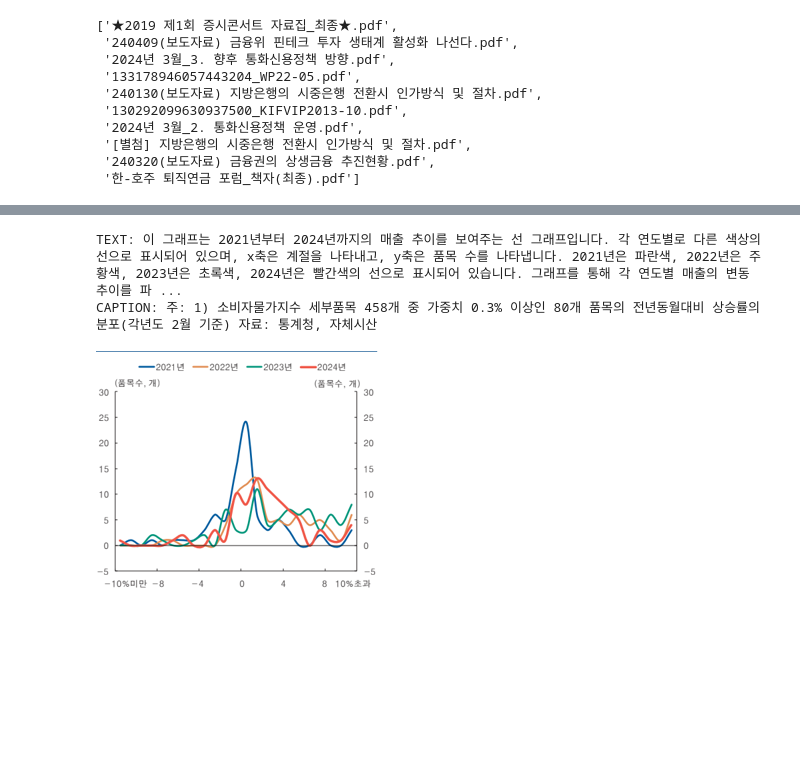
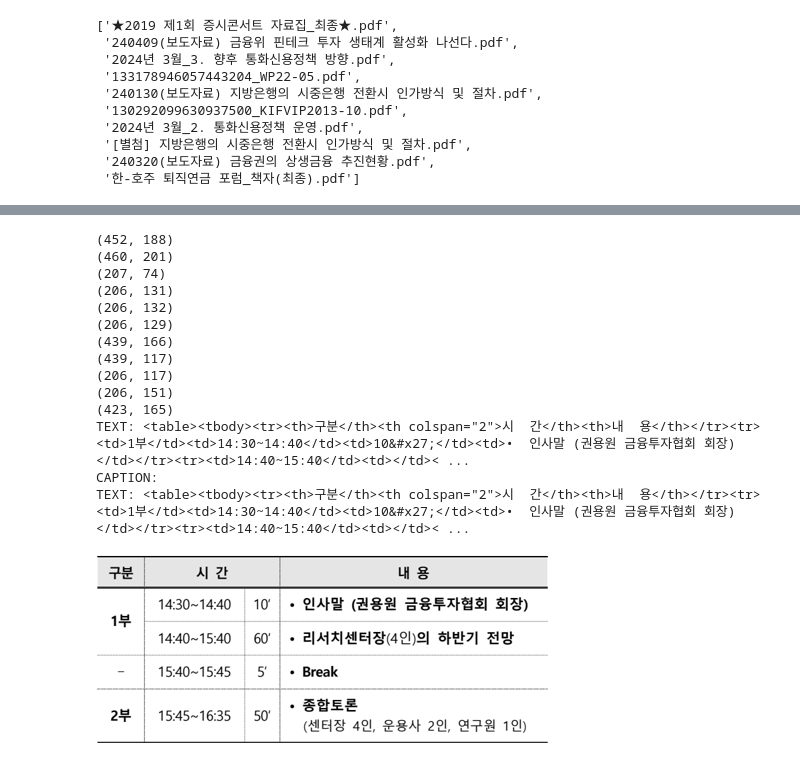
Before and after one commit to id4thomas/psi-king, a Jupyter notebook: experiments/2502_1_docling_parsing/2_allganize_data_test.ipynb, the cells around one changed output, grey strips where cells are left out. Saved outputs shown, nothing was run; the diff lists cells and outputs as text; code cells hidden in the pictures; blank space fills up the shorter version.

```diff
--- a/experiments/2502_1_docling_parsing/2_allganize_data_test.ipynb
+++ b/experiments/2502_1_docling_parsing/2_allganize_data_test.ipynb
@@ -88,5 +100,9 @@ from docling.datamodel.pipeline_options import (
 )
 from docling.backend.pypdfium2_backend import PyPdfiumDocumentBackend
 from docling.backend.docling_parse_v2_backend import DoclingParseV2DocumentBackend
+# %%
+class CustomPictureDescriptionApiOptions(PictureDescriptionApiOptions):
+    # https://github.com/DS4SD/docling/blob/d8a81c31686449a0bd3a56c0bc8475fead658ba9/docling/datamodel/pipeline_options.py#L212
+    min_coverage_area_threshold: float = 0.01 # at least 1% of total page size
 # %%
 format_options = PdfPipelineOptions()
@@ -138,6 +281,10 @@ num files: 10
  '한-호주 퇴직연금 포럼_책자(최종).pdf']
 # %%
 fnames = ['2024년 3월_3. 향후 통화신용정책 방향.pdf']
+fnames = ['★2019 제1회 증시콘서트 자료집_최종★.pdf']
+
+# Issue with vllm giving image errors
+## https://github.com/vllm-project/vllm/issues/13655
 
 # Convert pages to image
 documents = []
@@ -159,7 +306,4 @@ for doc_i, fname in tqdm(enumerate(fnames)):
         continue
     document.nodes = document.nodes
     documents.append(document)
-
-for node in document.nodes[:3]:
-    print(type(node))
 # %% [output]
@@ -182,0 +339,8 @@ CAPTION: 주: 1) 페더럴펀드금리 선물 내재금리 기준 자료: Bloomb
+# %%
+image_nodes = []
+for node in document.nodes:
+    if isinstance(node, ImageNode):
+        # break
+        # print(node.image.size)
+        image_nodes.append(node)
+print(len(image_nodes))
@@ -182,0 +373,5 @@ CAPTION: 주: 1) 페더럴펀드금리 선물 내재금리 기준 자료: Bloomb
+# %%
+node = image_nodes[9]
+print("TEXT:", node.text)
+print("CAPTION:", node.caption)
+node.image
@@ -183,11 +387,28 @@ CAPTION: 주: 1) 페더럴펀드금리 선물 내재금리 기준 자료: Bloomb
 # %%
+table_nodes = []
 for node in document.nodes:
-    if isinstance(node, ImageNode):
-        break
+    if isinstance(node, TableNode):
+        print(node.image.size)
+        table_nodes.append(node)
+        # break
+node = table_nodes[0]
 print("TEXT:", node.text)
 print("CAPTION:", node.caption)
+print("TEXT:", node.text)
 node.image
 # %% [output]
-TEXT: 이 그래프는 2021년부터 2024년까지의 매출 추이를 보여주는 선 그래프입니다. 각 연도별로 다른 색상의 선으로 표시되어 있으며, x축은 계절을 나타내고, y축은 품목 수를 나타냅니다. 2021년은 파란색, 2022년은 주황색, 2023년은 초록색, 2024년은 빨간색의 선으로 표시되어 있습니다. 그래프를 통해 각 연도별 매출의 변동 추이를 파 ...
-CAPTION: 주: 1) 소비자물가지수 세부품목 458개 중 가중치 0.3% 이상인 80개 품목의 전년동월대비 상승률의 분포(각년도 2월 기준) 자료: 통계청, 자체시산
+(452, 188)
+(460, 201)
+(207, 74)
+(206, 131)
+(206, 132)
+(206, 129)
+(439, 166)
+(439, 117)
+(206, 117)
+(206, 151)
+(423, 165)
+TEXT: <table><tbody><tr><th>구분</th><th colspan="2">시  간</th><th>내  용</th></tr><tr><td>1부</td><td>14:30~14:40</td><td>10&#x27;</td><td>•  인사말 (권용원 금융투자협회 회장)</td></tr><tr><td>14:40~15:40</td><td></td>< ...
+CAPTION:
+TEXT: <table><tbody><tr><th>구분</th><th colspan="2">시  간</th><th>내  용</th></tr><tr><td>1부</td><td>14:30~14:40</td><td>10&#x27;</td><td>•  인사말 (권용원 금융투자협회 회장)</td></tr><tr><td>14:40~15:40</td><td></td>< ...
-[figure, old version]
+[figure, new version]
```
Also changed, not shown: parts of 15 cells of this notebook, 2 other files.
